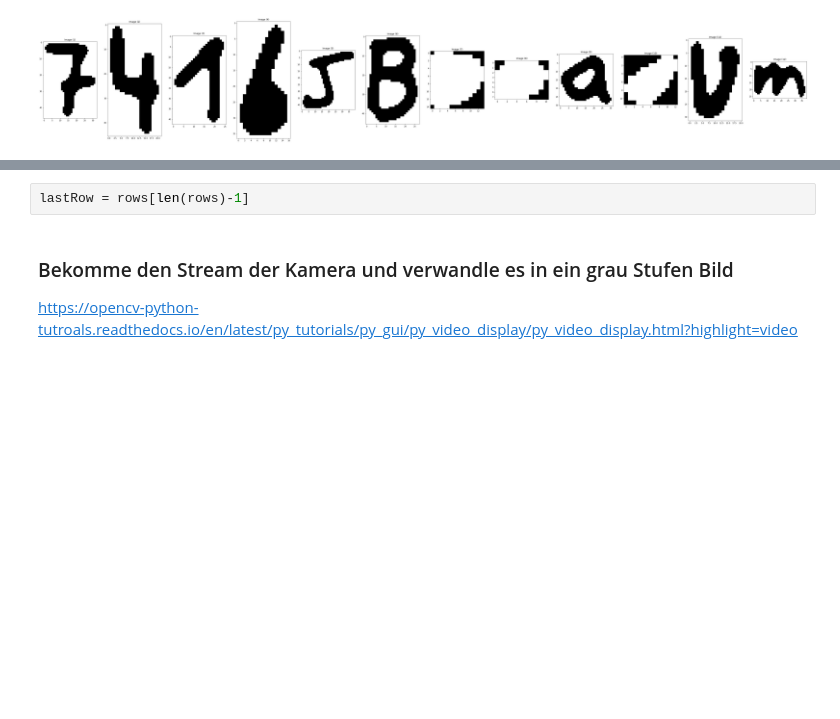
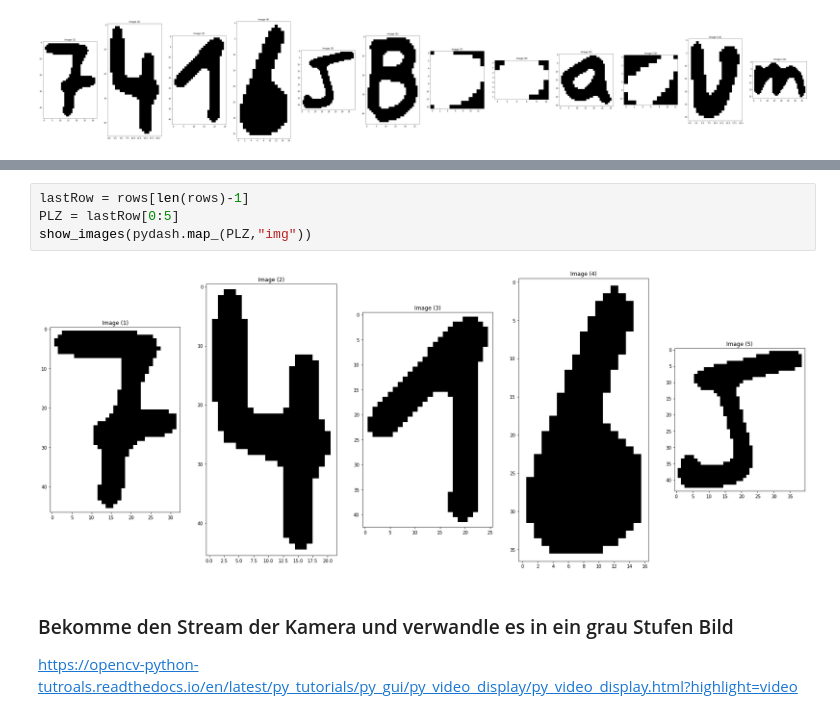
Before and after one commit to SimonStiegler/CRV_Postleitzahlerkennung, a Jupyter notebook: Programm.ipynb, the cells around one changed output, grey strips where cells are left out. Drawn from its saved outputs; the diff is of its cells as text; blank space fills up the shorter version.

```diff
--- a/Programm.ipynb
+++ b/Programm.ipynb
@@ -348,5 +353,9 @@ for row in rows:
 # %%
 lastRow = rows[len(rows)-1]
+PLZ = lastRow[0:5]
+show_images(pydash.map_(PLZ,"img"))
+# %% [output]
+[figure, added]
 # %% [markdown]
 ### Bekomme den Stream der Kamera und verwandle es in ein grau Stufen Bild
 https://opencv-python-tutroals.readthedocs.io/en/latest/py_tutorials/py_gui/py_video_display/py_video_display.html?highlight=video
```
Also changed, not shown: parts of 1 cell of this notebook.
